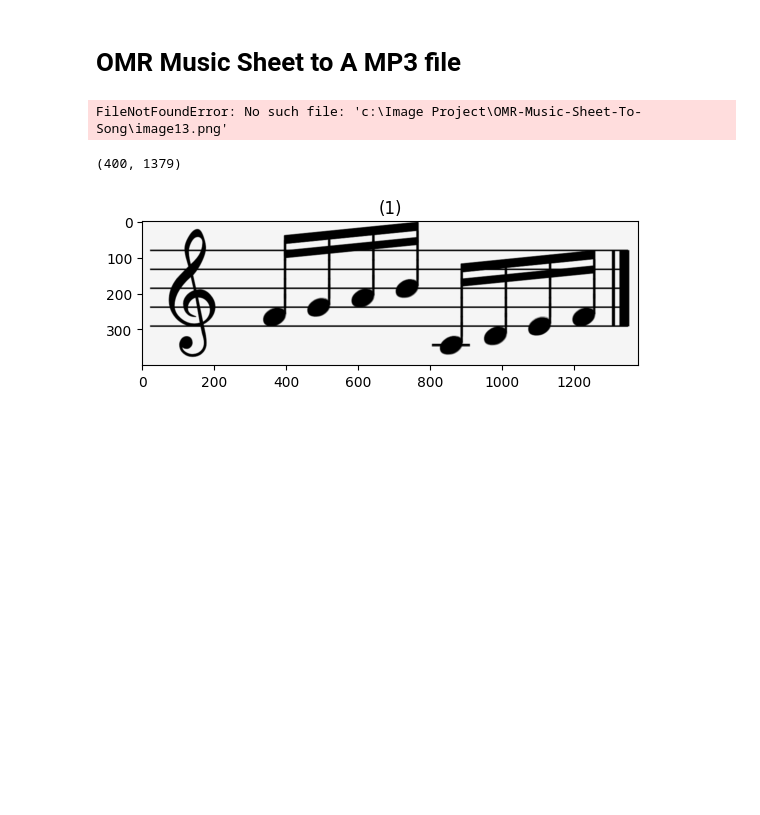
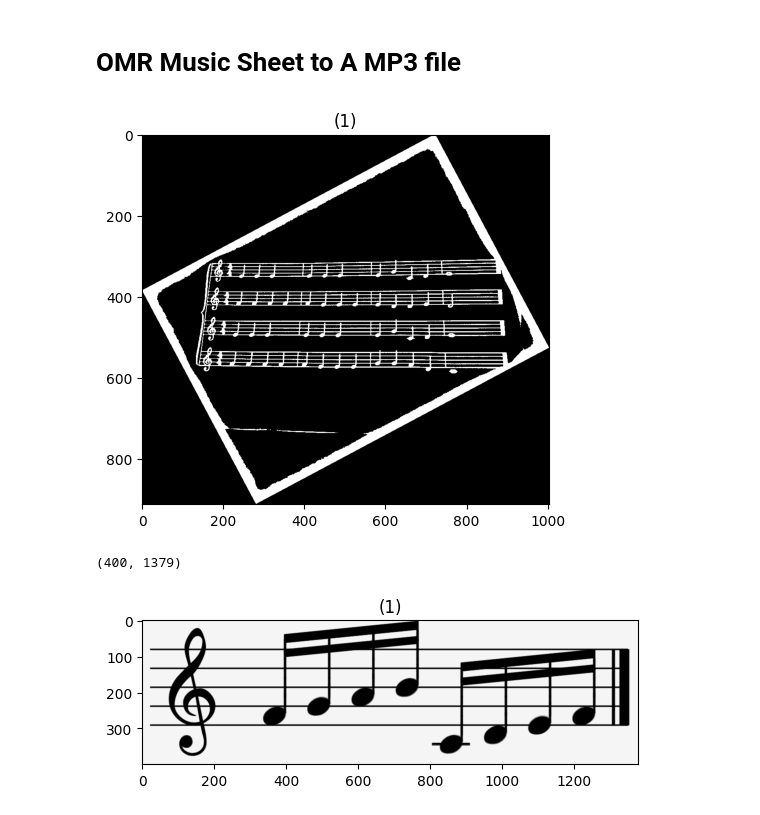
Before and after one commit to Malakyasser8/OMR-Music-Sheet-To-Song, a Jupyter notebook: main.ipynb, the cells around one changed output. Cells and saved outputs as stored; diff of their text form; code cells hidden in the pictures; blank space fills up the shorter version.

```diff
--- a/main.ipynb
+++ b/main.ipynb
@@ -133,32 +135,32 @@ def deskew(original_img):
     else:
         thetaRotateDeg = thetaRotateDeg + 90
 
     imgRotated = (sk.transform.rotate(
         img, thetaRotateDeg, resize=True, mode='constant', cval=1))
     return imgRotated
 
 def binarize(img, block_size=101):
     t = sk.filters.threshold_local(img, block_size, offset=10)
     img_b = img < t
     return img_b
 
 
 
 def convertImgToUINT8(img_o):
     img = np.copy(img_o)
     img = img.astype(np.float64) / np.max(img)
     img = 255 * img
     img = img.astype(np.uint8)
     return img
 
 
 
-img = io.imread("image13.png",as_gray=True)
+img = io.imread("./images/image2.png",as_gray=True)
 if img.shape[0] > 1000 or img.shape[1] > 2000:
         img = sk.transform.resize(img, (img.shape[0]//4, img.shape[1]//4))
 img1=deskew(img)
 img2 = convertImgToUINT8(img1)
 img3=binarize(img2)
 show_images([img3])
 # %% [output]
-FileNotFoundError: No such file: 'c:\Image Project\OMR-Music-Sheet-To-Song\image13.png'
+[figure, added]
```
Also changed, not shown: parts of 5 cells of this notebook, 6 other files.
